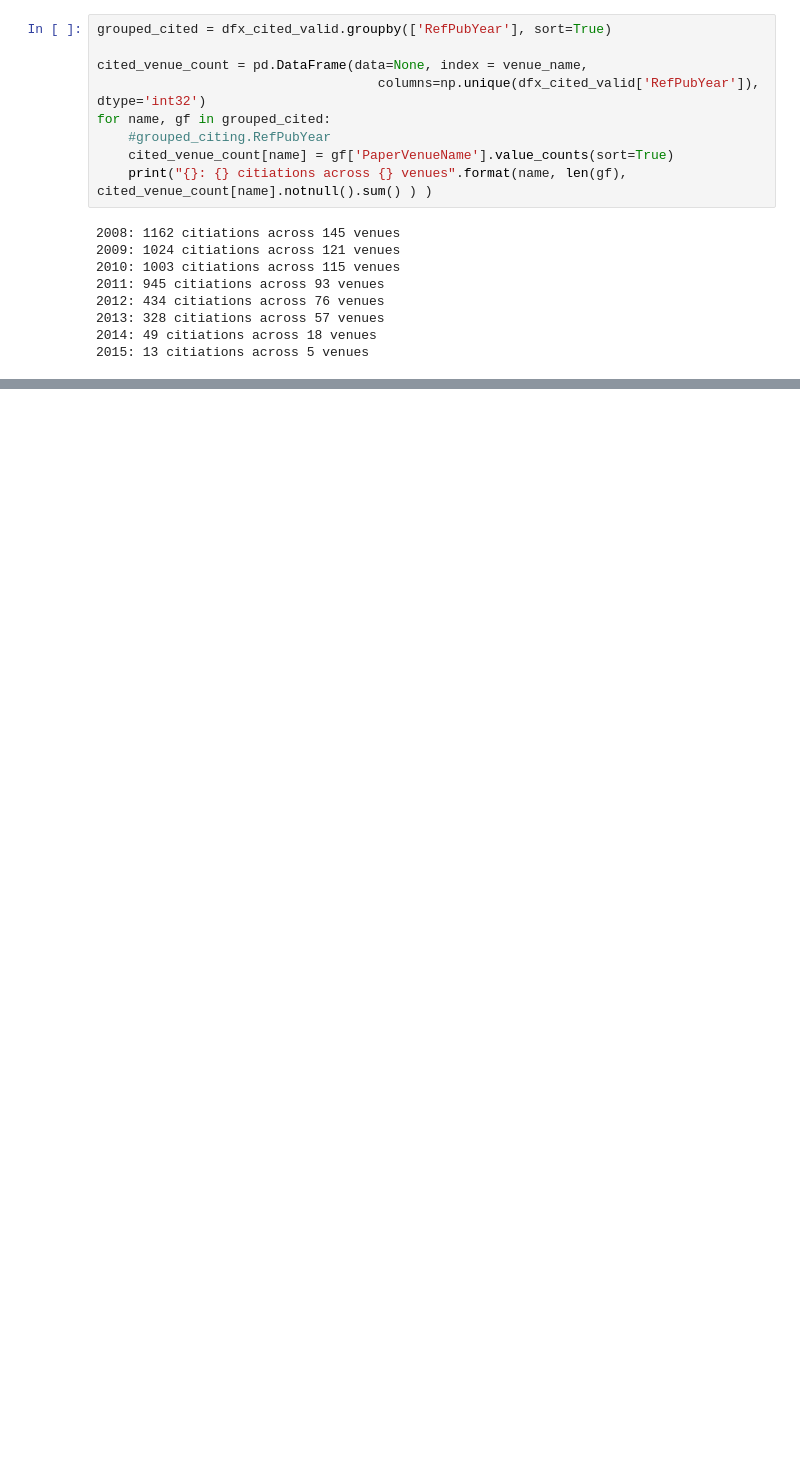
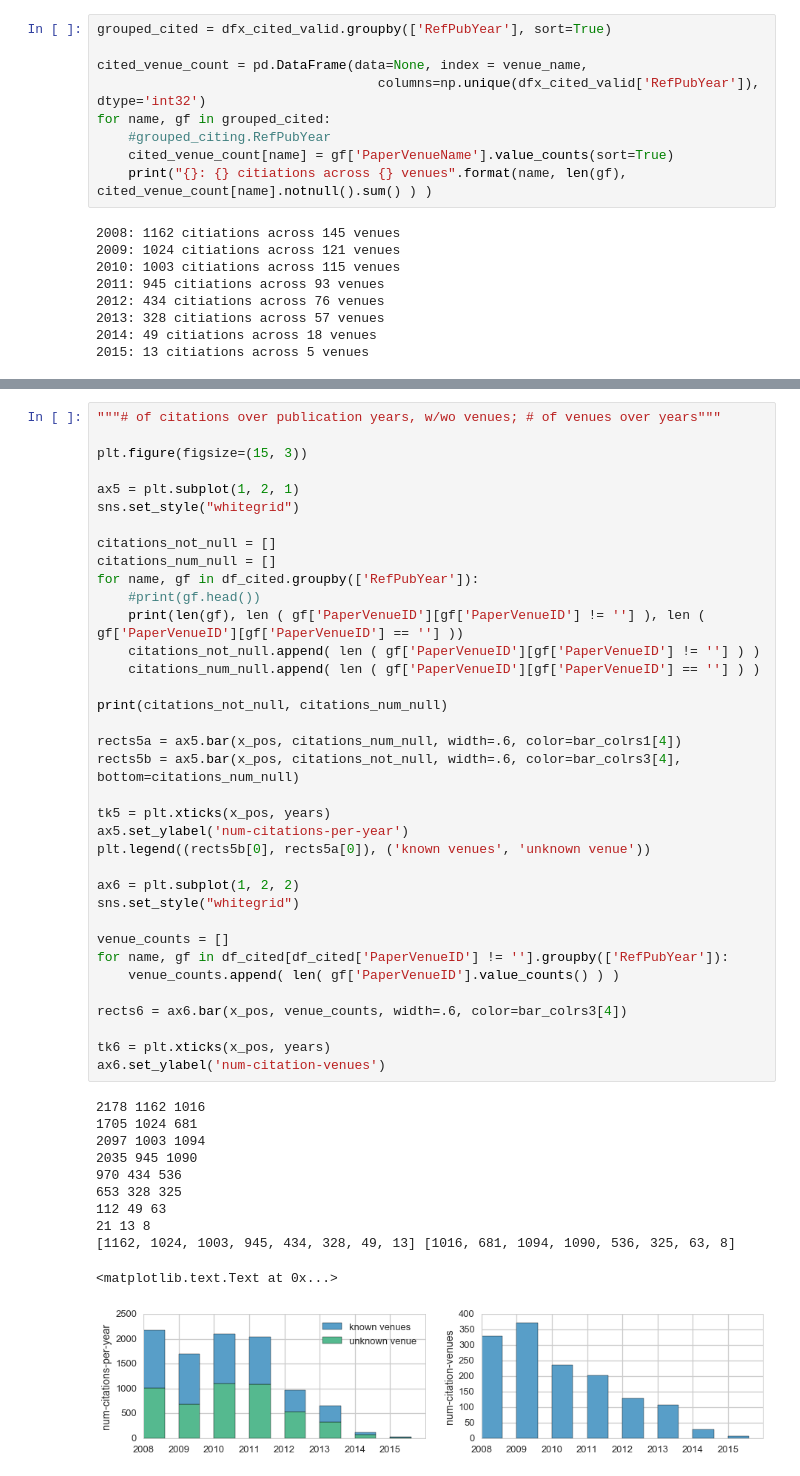
Before and after one commit to lexingxie/academic-graph, a Jupyter notebook: plot_citations.ipynb, the cells around one changed output, grey strips where cells are left out. Drawn from its saved outputs; the diff is of its cells as text; blank space fills up the shorter version.

```diff
--- a/plot_citations.ipynb
+++ b/plot_citations.ipynb
@@ -455,0 +483,48 @@ dtype: float64
+# %%
+"""# of citations over publication years, w/wo venues; # of venues over years"""
+
+plt.figure(figsize=(15, 3))
+
+ax5 = plt.subplot(1, 2, 1)
+sns.set_style("whitegrid")
+
+citations_not_null = []
+citations_num_null = []
+for name, gf in df_cited.groupby(['RefPubYear']):
+    #print(gf.head())
+    print(len(gf), len ( gf['PaperVenueID'][gf['PaperVenueID'] != ''] ), len ( gf['PaperVenueID'][gf['PaperVenueID'] == ''] ))
+    citations_not_null.append( len ( gf['PaperVenueID'][gf['PaperVenueID'] != ''] ) )
+    citations_num_null.append( len ( gf['PaperVenueID'][gf['PaperVenueID'] == ''] ) )
+
+print(citations_not_null, citations_num_null)
+
+rects5a = ax5.bar(x_pos, citations_num_null, width=.6, color=bar_colrs1[4])
+rects5b = ax5.bar(x_pos, citations_not_null, width=.6, color=bar_colrs3[4], bottom=citations_num_null)
+
+tk5 = plt.xticks(x_pos, years)
+ax5.set_ylabel('num-citations-per-year')
+plt.legend((rects5b[0], rects5a[0]), ('known venues', 'unknown venue'))
+
+ax6 = plt.subplot(1, 2, 2)
+sns.set_style("whitegrid")
+
+venue_counts = []
+for name, gf in df_cited[df_cited['PaperVenueID'] != ''].groupby(['RefPubYear']):
+    venue_counts.append( len( gf['PaperVenueID'].value_counts() ) )
+
+rects6 = ax6.bar(x_pos, venue_counts, width=.6, color=bar_colrs3[4])
+
+tk6 = plt.xticks(x_pos, years)
+ax6.set_ylabel('num-citation-venues')
+# %% [output]
+2178 1162 1016
+1705 1024 681
+2097 1003 1094
+2035 945 1090
+970 434 536
+653 328 325
+112 49 63
+21 13 8
+[1162, 1024, 1003, 945, 434, 328, 49, 13] [1016, 681, 1094, 1090, 536, 325, 63, 8]
+<matplotlib.text.Text at 0x...>
+[figure, added]
```
Also changed, not shown: parts of 14 cells of this notebook.
